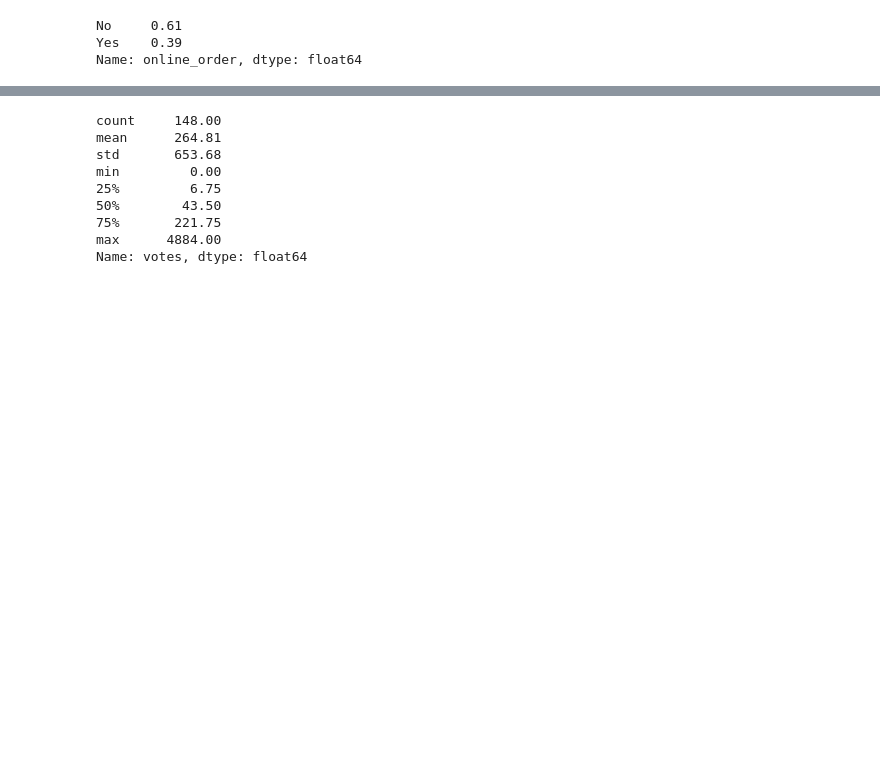
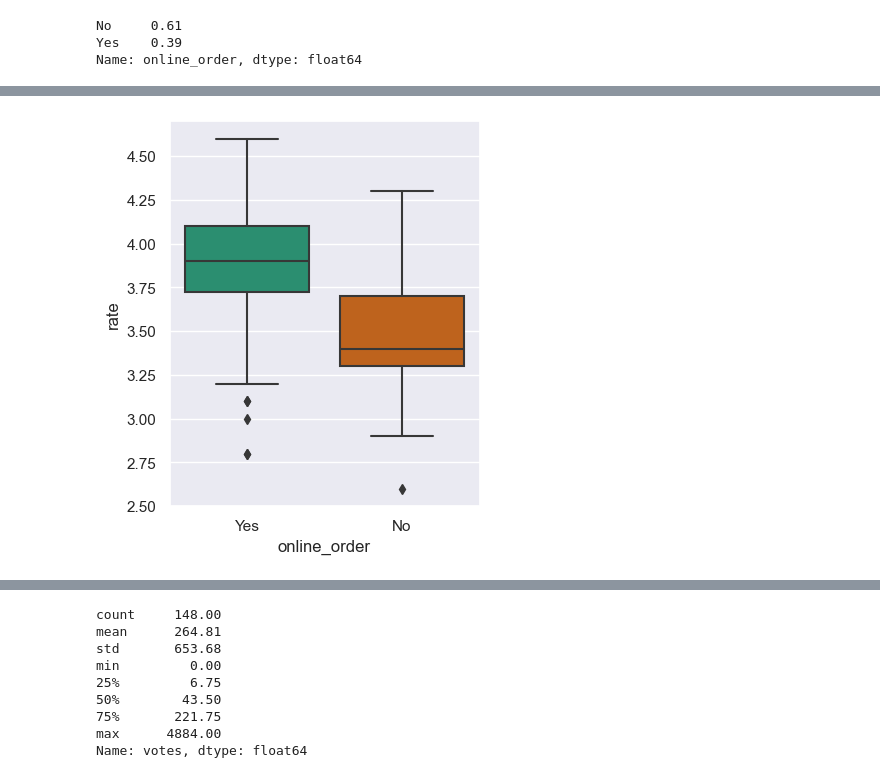
Before and after one commit to ethanhopkins101/DataScience-Projects, a Jupyter notebook: data_analysis/zomato_data/zomato_data.ipynb, the cells around one changed output, grey strips where cells are left out. Cells and saved outputs as stored; diff of their text form; code cells hidden in the pictures; blank space fills up the shorter version.

```diff
--- a/data_analysis/zomato_data/zomato_data.ipynb
+++ b/data_analysis/zomato_data/zomato_data.ipynb
@@ -76,0 +99,6 @@ Name: online_order, dtype: float64
+# %%
+plt.figure(figsize= (4, 5))
+sns.boxplot(data= df, x= 'online_order', y= 'rate', palette= 'Dark2')
+plt.show()
+# %% [output]
+[figure, added]
```
Also changed, not shown: parts of 9 cells of this notebook.
